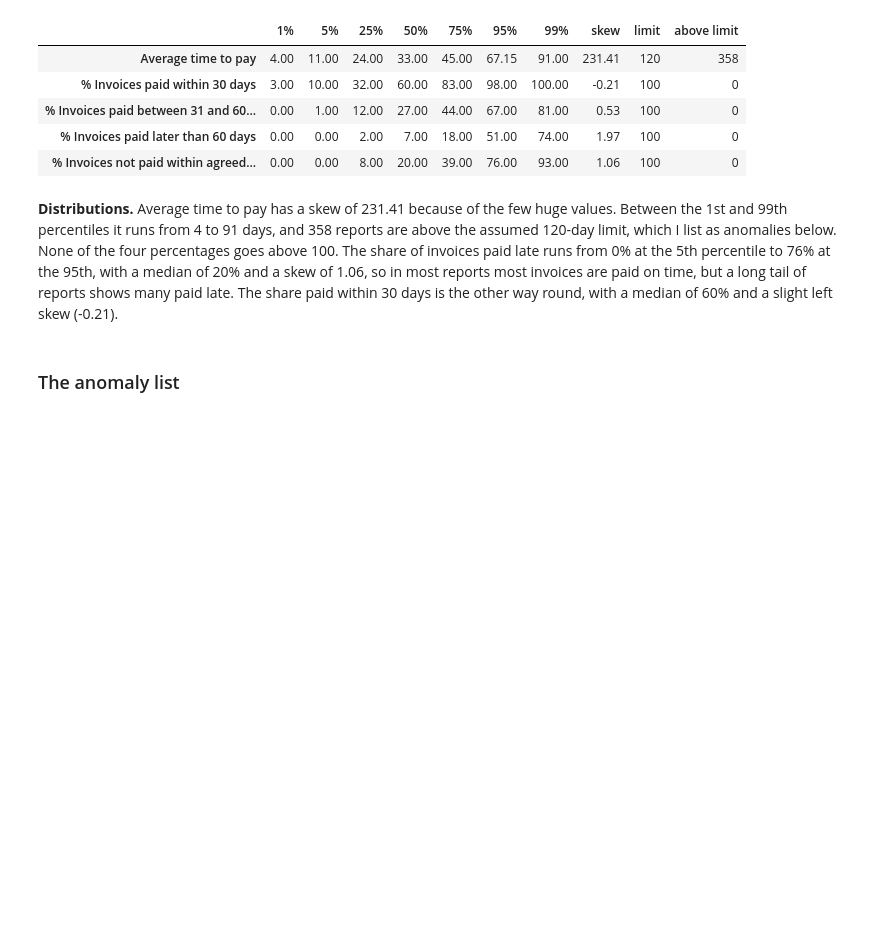
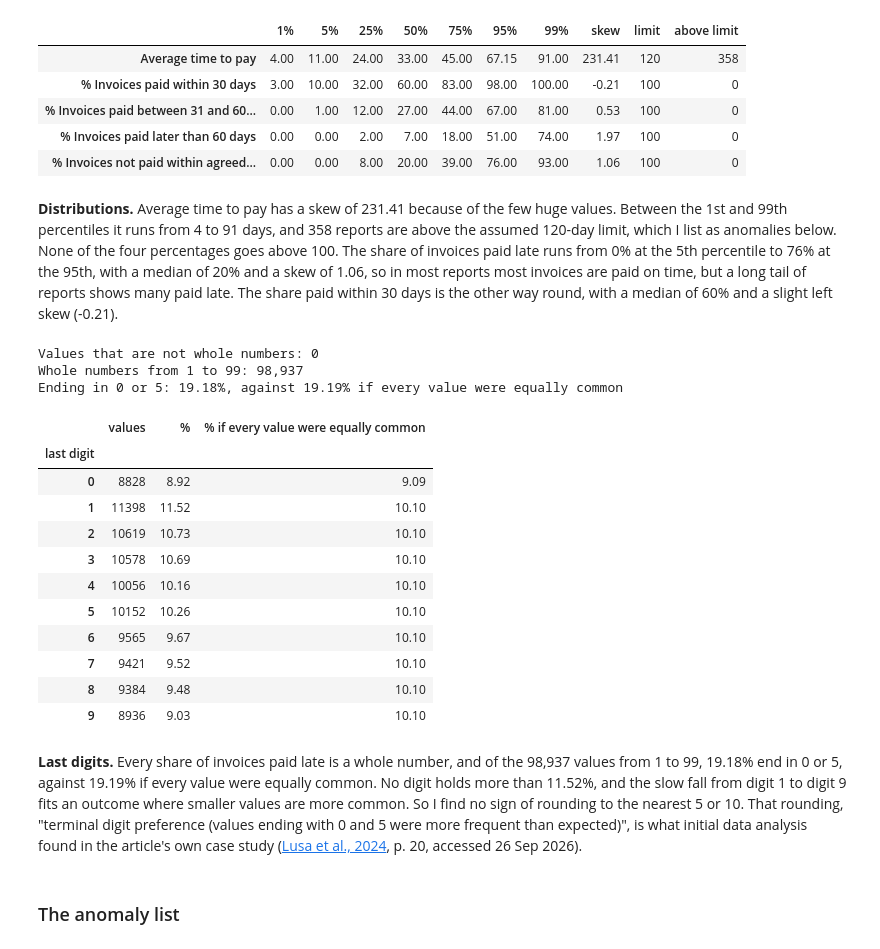
Before and after one commit to PaddyGilliland1/statistical-analysis-project, a Jupyter notebook: analysis.ipynb, the cells around one changed output. Saved outputs shown, nothing was run; the diff lists cells and outputs as text; code cells hidden in the pictures; blank space fills up the shorter version.

Commit message:
Add the last-digit check of the share of invoices paid late

```diff
--- a/analysis.ipynb
+++ b/analysis.ipynb
@@ -324,6 +324,62 @@ distributions
 | % Invoices not paid within agreed... | 0.00 | 0.00 | 8.00 | 20.00 | 39.00 | 76.00 | 93.00 | 1.06 | 100 | 0 |
 # %% [markdown]
 **Distributions.** Average time to pay has a skew of 231.41 because of the few huge values. Between the 1st and 99th percentiles it runs from 4 to 91 days, and 358 reports are above the assumed 120-day limit, which I list as anomalies below. None of the four percentages goes above 100. The share of invoices paid late runs from 0% at the 5th percentile to 76% at the 95th, with a median of 20% and a skew of 1.06, so in most reports most invoices are paid on time, but a long tail of reports shows many paid late. The share paid within 30 days is the other way round, with a median of 60% and a slight left skew (-0.21).
+# %%
+def last_digits(values, low=1, high=99):
+    """Return how often each last digit appears among whole-number values.
+
+    Only whole numbers from low to high count, so the many values at 0 and
+    100, which end in 0 for another reason, do not swamp the count. values
+    is not changed.
+
+    Parameters
+    ----------
+    values : pandas.Series
+        The numbers to check; blanks are left out.
+    low, high : float, default 1 and 99
+        The smallest and largest values counted.
+
+    Returns
+    -------
+    pandas.DataFrame
+        Indexed by last digit 0 to 9: values, and their %.
+    """
+    whole = values[(values % 1 == 0) & values.between(low, high)]
+    counts = (whole % 10).astype(int).value_counts()
+    counts = counts.reindex(range(10), fill_value=0).rename_axis("last digit")
+    return pd.DataFrame({"values": counts, "%": 100 * counts / counts.sum()})
+# %%
+outcome = df[col["outcome"]].dropna()
+digits = last_digits(outcome)
+# Each whole number from 1 to 99 counted once is what no preference for any
+# digit would give, so it is the benchmark.
+even = last_digits(pd.Series(range(1, 100), dtype=float))
+digits["% if every value were equally common"] = even["%"]
+print(f"Values that are not whole numbers: {(outcome % 1 != 0).sum():,}")
+print(f"Whole numbers from 1 to 99: {digits['values'].sum():,}")
+print(
+    f"Ending in 0 or 5: {digits.loc[[0, 5], '%'].sum():.2f}%, against "
+    f"{even.loc[[0, 5], '%'].sum():.2f}% if every value were equally common"
+)
+digits
+# %% [output]
+Values that are not whole numbers: 0
+Whole numbers from 1 to 99: 98,937
+Ending in 0 or 5: 19.18%, against 19.19% if every value were equally common
+|  | values | % | % if every value were equally common |
+| last digit |  |  |  |
+| 0 | 8828 | 8.92 | 9.09 |
+| 1 | 11398 | 11.52 | 10.10 |
+| 2 | 10619 | 10.73 | 10.10 |
+| 3 | 10578 | 10.69 | 10.10 |
+| 4 | 10056 | 10.16 | 10.10 |
+| 5 | 10152 | 10.26 | 10.10 |
+| 6 | 9565 | 9.67 | 10.10 |
+| 7 | 9421 | 9.52 | 10.10 |
+| 8 | 9384 | 9.48 | 10.10 |
+| 9 | 8936 | 9.03 | 10.10 |
+# %% [markdown]
+**Last digits.** Every share of invoices paid late is a whole number, and of the 98,937 values from 1 to 99, 19.18% end in 0 or 5, against 19.19% if every value were equally common. No digit holds more than 11.52%, and the slow fall from digit 1 to digit 9 fits an outcome where smaller values are more common. So I find no sign of rounding to the nearest 5 or 10. That rounding, "terminal digit preference (values ending with 0 and 5 were more frequent than expected)", is what initial data analysis found in the article's own case study ([Lusa et al., 2024](https://doi.org/10.1371/journal.pone.0295726), p. 20, accessed 26 Sep 2026).
 # %% [markdown]
 ### The anomaly list
 # %% [markdown]
```
